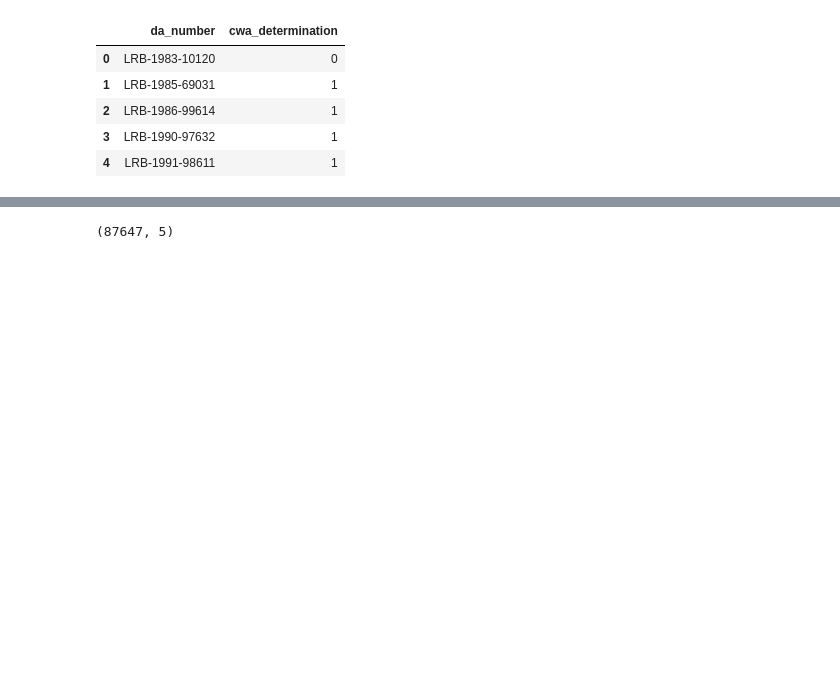
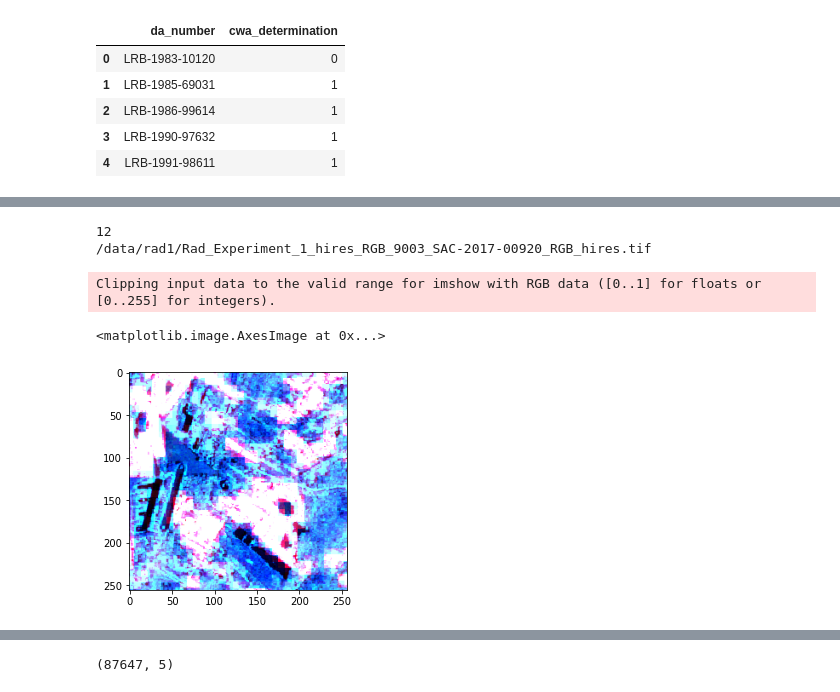
Before and after one commit to jgaustad/pollutemenot-ai, a Jupyter notebook: aws_dl_script.ipynb, the cells around one changed output, grey strips where cells are left out. Cells and saved outputs as stored; diff of their text form; code cells hidden in the pictures; blank space fills up the shorter version.

```diff
--- a/aws_dl_script.ipynb
+++ b/aws_dl_script.ipynb
@@ -124,0 +125,20 @@ seconds taken: 0.26560354232788086
+# %%
+p = gdal.Open(str(df.img_path.iloc[0]))
+channels = p.RasterCount
+print(channels)
+#print(dir(p))
+print(p.GetDescription())
+
+# iterate through rasters and add each to the list of layer_list
+layer_list = [np.array(p.GetRasterBand(i).ReadAsArray()) for i in range(1,4)]
+# %% [output]
+12
+/data/rad1/Rad_Experiment_1_hires_RGB_9003_SAC-2017-00920_RGB_hires.tif
+# %%
+fig, ax = plt.subplots()
+img = np.array(layer_list).swapaxes(0,2)
+ax.imshow(img)
+# %% [output]
+Clipping input data to the valid range for imshow with RGB data ([0..1] for floats or [0..255] for integers).
+<matplotlib.image.AxesImage at 0x...>
+[figure, added]
```
Also changed, not shown: parts of 5 cells of this notebook.
